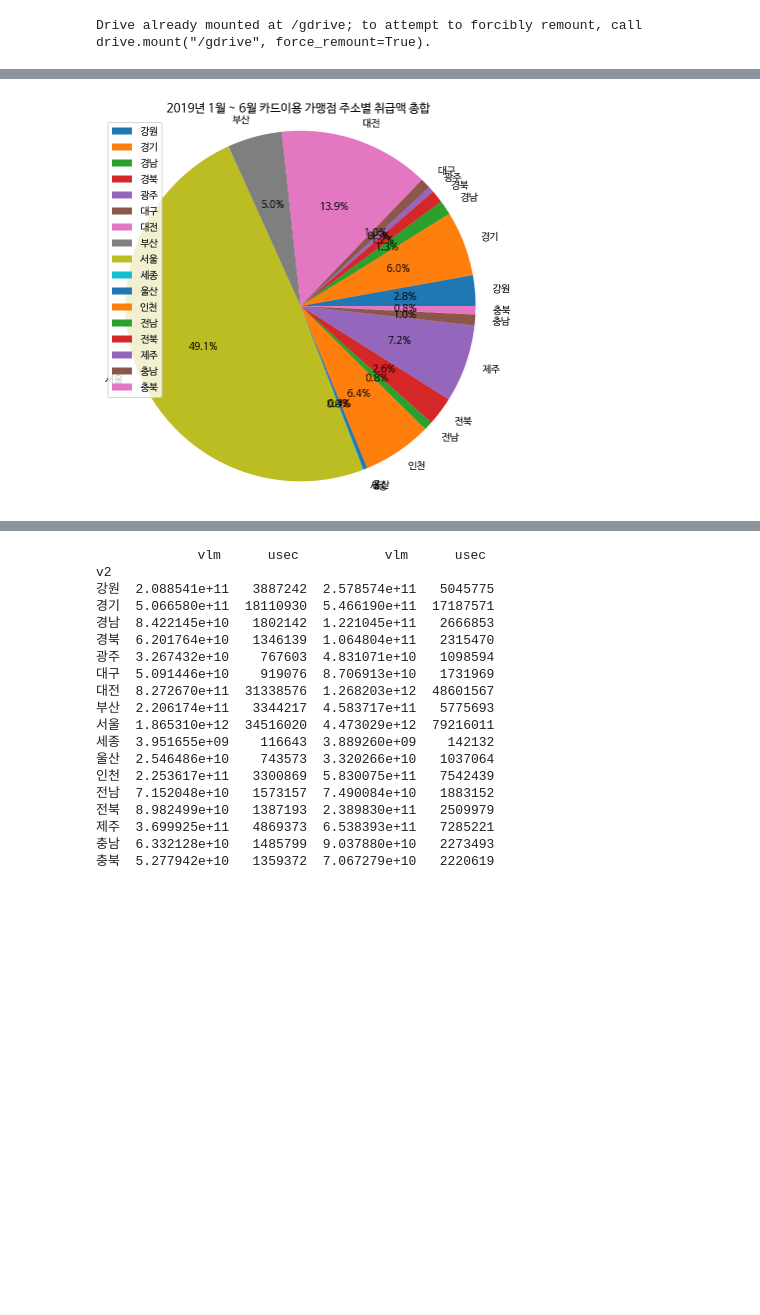
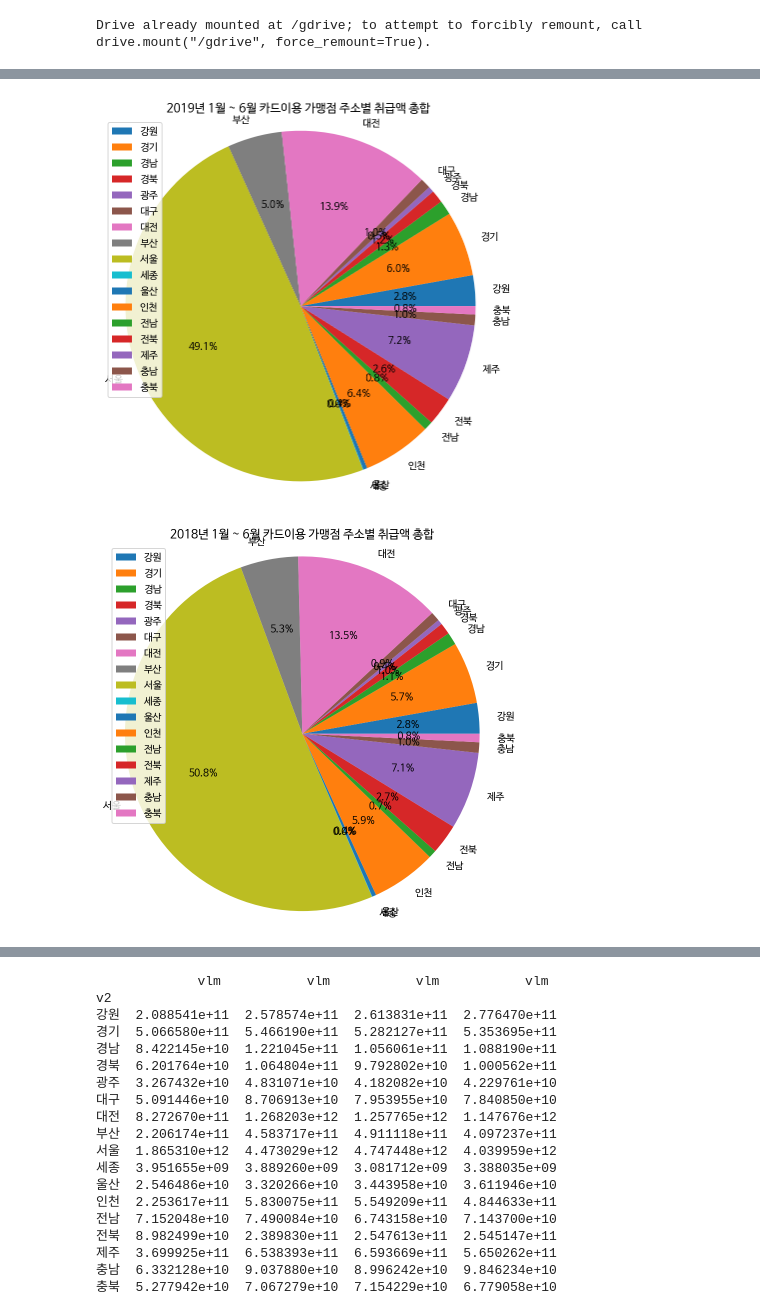
Before and after one commit to skaurl/tourbigdata, a Jupyter notebook: 신한카드_데이터_기초_통계.ipynb, the cells around one changed output, grey strips where cells are left out. Drawn from its saved outputs; the diff is of its cells as text; code cells hidden in the pictures; blank space fills up the shorter version.

```diff
--- a/신한카드_데이터_기초_통계.ipynb
+++ b/신한카드_데이터_기초_통계.ipynb
@@ -82,25 +109,46 @@ print("2019년 1월 ~ 6월 총 이용건수",sum(df19['usec']))
 # %%
 v2 = df20.groupby(df20['v2']).sum()
 
 categories = v2.index
 
 plt.pie(v2.iloc[:,0], labels=categories, autopct='%0.1f%%')
 plt.axis('equal')
 plt.title('2020년 1월 ~ 6월 카드이용 가맹점 주소별 취급액 총합')
 plt.legend(categories)
 plt.show()
 
 v2 = pd.concat([v2,df19.groupby(df19['v2']).sum()], axis=1)
 
 categories = v2.index
 
 plt.pie(v2.iloc[:,2], labels=categories, autopct='%0.1f%%')
 plt.axis('equal')
 plt.title('2019년 1월 ~ 6월 카드이용 가맹점 주소별 취급액 총합')
 plt.legend(categories)
 plt.show()
 
-print(v2)
+v2 = pd.concat([v2,df18.groupby(df18['v2']).sum()], axis=1)
+
+categories = v2.index
+
+plt.pie(v2.iloc[:,4], labels=categories, autopct='%0.1f%%')
+plt.axis('equal')
+plt.title('2018년 1월 ~ 6월 카드이용 가맹점 주소별 취급액 총합')
+plt.legend(categories)
+plt.show()
+
+v2 = pd.concat([v2,df17.groupby(df17['v2']).sum()], axis=1)
+
+categories = v2.index
+
+plt.pie(v2.iloc[:,6], labels=categories, autopct='%0.1f%%')
+plt.axis('equal')
+plt.title('2017년 1월 ~ 6월 카드이용 가맹점 주소별 취급액 총합')
+plt.legend(categories)
+plt.show()
+
+print(v2.iloc[:,[0,2,4,6]])
 # %% [output]
 [figure]
 [figure]
+[figure, added]
@@ -107,22 +156,22 @@ print(v2)
-             vlm      usec           vlm      usec
+             vlm           vlm           vlm           vlm
 v2
-강원  2.088541e+11   3887242  2.578574e+11   5045775
-경기  5.066580e+11  18110930  5.466190e+11  17187571
-경남  8.422145e+10   1802142  1.221045e+11   2666853
-경북  6.201764e+10   1346139  1.064804e+11   2315470
-광주  3.267432e+10    767603  4.831071e+10   1098594
-대구  5.091446e+10    919076  8.706913e+10   1731969
-대전  8.272670e+11  31338576  1.268203e+12  48601567
-부산  2.206174e+11   3344217  4.583717e+11   5775693
-서울  1.865310e+12  34516020  4.473029e+12  79216011
-세종  3.951655e+09    116643  3.889260e+09    142132
-울산  2.546486e+10    743573  3.320266e+10   1037064
-인천  2.253617e+11   3300869  5.830075e+11   7542439
-전남  7.152048e+10   1573157  7.490084e+10   1883152
-전북  8.982499e+10   1387193  2.389830e+11   2509979
-제주  3.699925e+11   4869373  6.538393e+11   7285221
-충남  6.332128e+10   1485799  9.037880e+10   2273493
-충북  5.277942e+10   1359372  7.067279e+10   2220619
+강원  2.088541e+11  2.578574e+11  2.613831e+11  2.776470e+11
+경기  5.066580e+11  5.466190e+11  5.282127e+11  5.353695e+11
+경남  8.422145e+10  1.221045e+11  1.056061e+11  1.088190e+11
+경북  6.201764e+10  1.064804e+11  9.792802e+10  1.000562e+11
+광주  3.267432e+10  4.831071e+10  4.182082e+10  4.229761e+10
+대구  5.091446e+10  8.706913e+10  7.953955e+10  7.840850e+10
+대전  8.272670e+11  1.268203e+12  1.257765e+12  1.147676e+12
+부산  2.206174e+11  4.583717e+11  4.911118e+11  4.097237e+11
+서울  1.865310e+12  4.473029e+12  4.747448e+12  4.039959e+12
+세종  3.951655e+09  3.889260e+09  3.081712e+09  3.388035e+09
+울산  2.546486e+10  3.320266e+10  3.443958e+10  3.611946e+10
+인천  2.253617e+11  5.830075e+11  5.549209e+11  4.844633e+11
+전남  7.152048e+10  7.490084e+10  6.743158e+10  7.143700e+10
+전북  8.982499e+10  2.389830e+11  2.547613e+11  2.545147e+11
+제주  3.699925e+11  6.538393e+11  6.593669e+11  5.650262e+11
+충남  6.332128e+10  9.037880e+10  8.996242e+10  9.846234e+10
+충북  5.277942e+10  7.067279e+10  7.154229e+10  6.779058e+10
 # %%
 gb3 = df20.groupby(df20['gb3']).sum()
 
```
Also changed, not shown: parts of 13 cells of this notebook.
